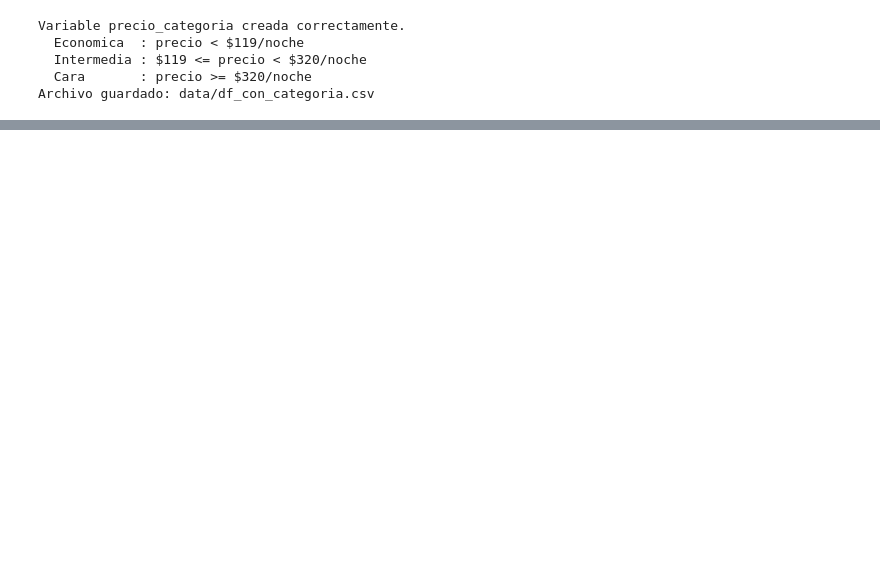
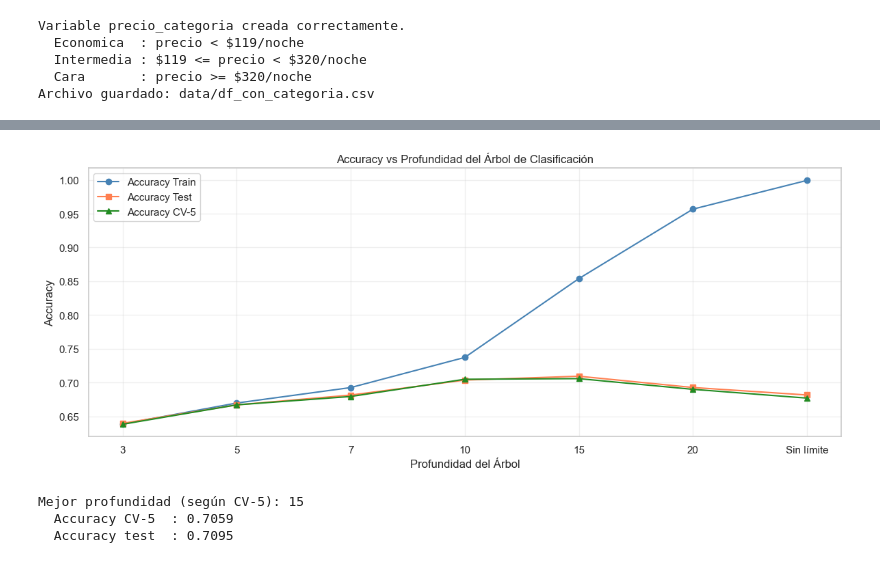
Before and after one commit to AleWWH1104/Lab4-md, a Jupyter notebook: Lab4-md.ipynb, the cells around one changed output, grey strips where cells are left out. Saved outputs shown, nothing was run; the diff lists cells and outputs as text; code cells hidden in the pictures; blank space fills up the shorter version.

```diff
--- a/Lab4-md.ipynb
+++ b/Lab4-md.ipynb
@@ -1146,0 +1176,13 @@ Archivo guardado: data/df_con_categoria.csv
+# %%
+EXCLUIR = ['price', 'precio_categoria']
+feature_cols = [c for c in df_procesado.columns if c not in EXCLUIR]
+
+X_clf = df_procesado[feature_cols]
+y_clf = df_procesado['precio_categoria']
+
+print('Variables utilizadas como predictores:', feature_cols)
+print(f'\nDimensiones: X={X_clf.shape}, y={y_clf.shape}')
+print('\nDistribución de clases:')
+print(y_clf.value_counts())
+print('\nProporción de clases:')
+print(y_clf.value_counts(normalize=True).round(3))
@@ -1146,0 +1410,8 @@ Archivo guardado: data/df_con_categoria.csv
+# %%
+clf_cv.fit(X_train_c, y_train_c)
+y_pred_cv = clf_cv.predict(X_test_c)
+acc_cv_test = accuracy_score(y_test_c, y_pred_cv)
+
+print(f'Accuracy en test (modelo CV, entrenado en train): {acc_cv_test:.4f}')
+print()
+print(classification_report(y_test_c, y_pred_cv))
@@ -1146,0 +1473,28 @@ Archivo guardado: data/df_con_categoria.csv
+# %%
+ig, ax = plt.subplots(figsize=(12, 5))
+
+eje_x = range(len(df_prof))
+ax.plot(eje_x, df_prof['acc_train'],  marker='o', label='Accuracy Train',  color='steelblue')
+ax.plot(eje_x, df_prof['acc_test'],   marker='s', label='Accuracy Test',   color='coral')
+ax.plot(eje_x, df_prof['acc_cv_5fold'], marker='^', label='Accuracy CV-5',  color='forestgreen')
+ax.set_xticks(eje_x)
+ax.set_xticklabels(df_prof['profundidad'])
+ax.set_xlabel('Profundidad del Árbol')
+ax.set_ylabel('Accuracy')
+ax.set_title('Accuracy vs Profundidad del Árbol de Clasificación')
+ax.legend()
+ax.grid(True, alpha=0.3)
+plt.tight_layout()
+plt.savefig('curva_profundidad_clasificacion.png', dpi=120, bbox_inches='tight')
+plt.show()
+
+# Selección del mejor modelo
+mejor_fila = df_prof.loc[df_prof['acc_cv_5fold'].idxmax()]
+print(f"\nMejor profundidad (según CV-5): {mejor_fila['profundidad']}")
+print(f"  Accuracy CV-5  : {mejor_fila['acc_cv_5fold']}")
+print(f"  Accuracy test  : {mejor_fila['acc_test']}")
+# %% [output]
+[figure, added]
+Mejor profundidad (según CV-5): 15
+  Accuracy CV-5  : 0.7059
+  Accuracy test  : 0.7095
```
Also changed, not shown: parts of 57 cells of this notebook, 11 other files.
